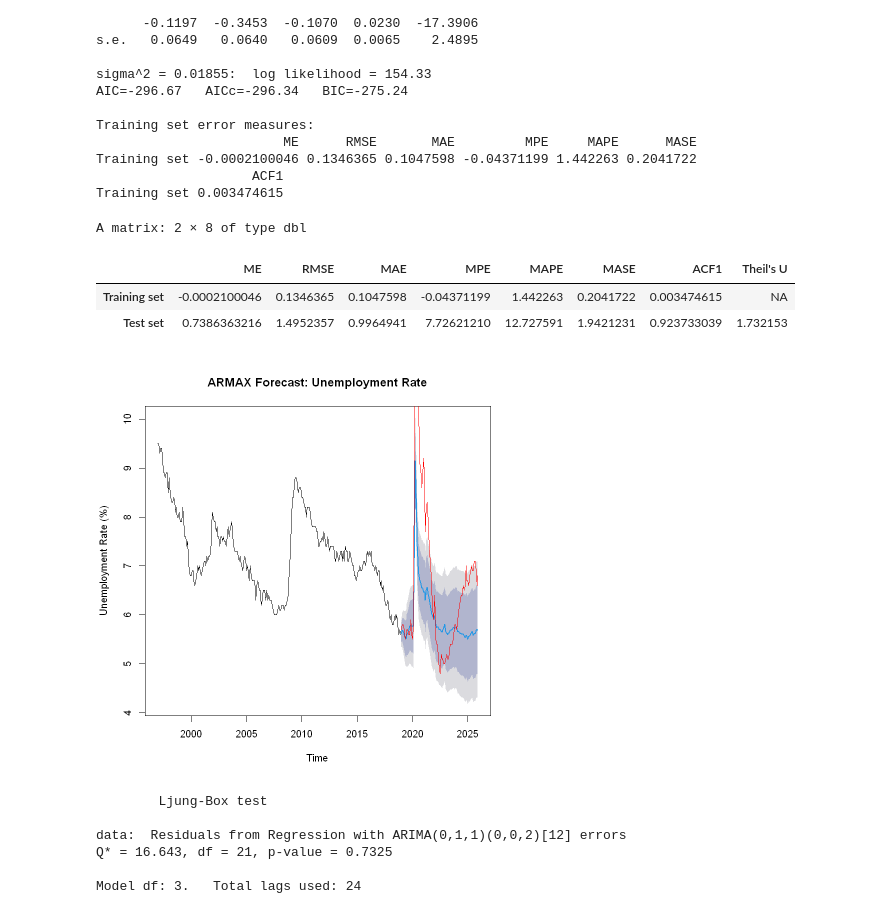
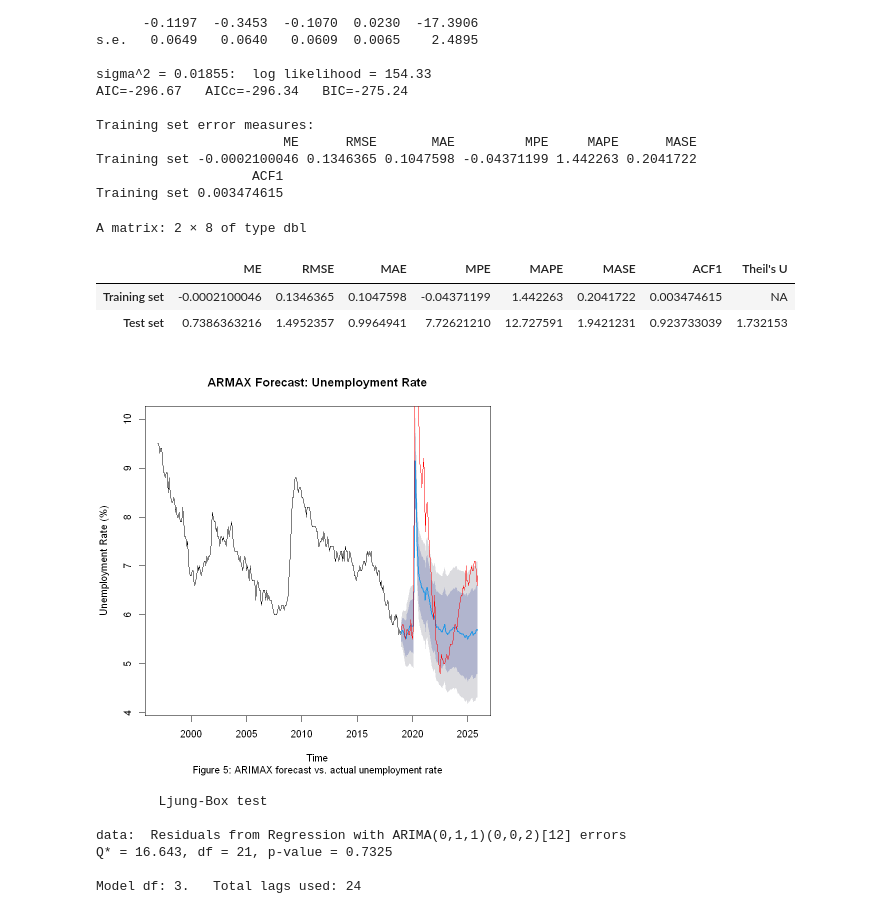
Before and after one commit to dhawal-rathore/Unemployment-Rate-Forecasting-STAT-443, a Jupyter notebook: modelling_armax.ipynb, the cells around one changed output. Drawn from its saved outputs; the diff is of its cells as text; code cells hidden in the pictures.

```diff
--- a/modelling_armax.ipynb
+++ b/modelling_armax.ipynb
@@ -101,17 +107,18 @@ armax_fc_auto <- forecast(armax_model_auto, xreg = xreg_test)
 # %%
 plot(armax_fc_auto,
      main = "ARMAX Forecast: Unemployment Rate",
      ylab = "Unemployment Rate (%)",
-     xlab = "Time")
+     xlab = "Time",
+     sub = "Figure 5: ARIMAX forecast vs. actual unemployment rate")
 
 lines(unemp_test, col = "red")
 accuracy(armax_fc_auto, unemp_test)
 # %% [output]
 A matrix: 2 × 8 of type dbl
 |  | ME | RMSE | MAE | MPE | MAPE | MASE | ACF1 | Theil's U |
 | Training set | -0.0002100046 | 0.1346365 | 0.1047598 | -0.04371199 | 1.442263 | 0.2041722 | 0.003474615 | NA |
 | Test set | 0.7386363216 | 1.4952357 | 0.9964941 | 7.72621210 | 12.727591 | 1.9421231 | 0.923733039 | 1.732153 |
-[figure, old version]
+[figure, new version]
 # %%
 checkresiduals(armax_fc_auto)
 Box.test(residuals(armax_model_auto), lag = 20, type = "Ljung-Box")
```
Also changed, not shown: parts of 5 cells of this notebook.
